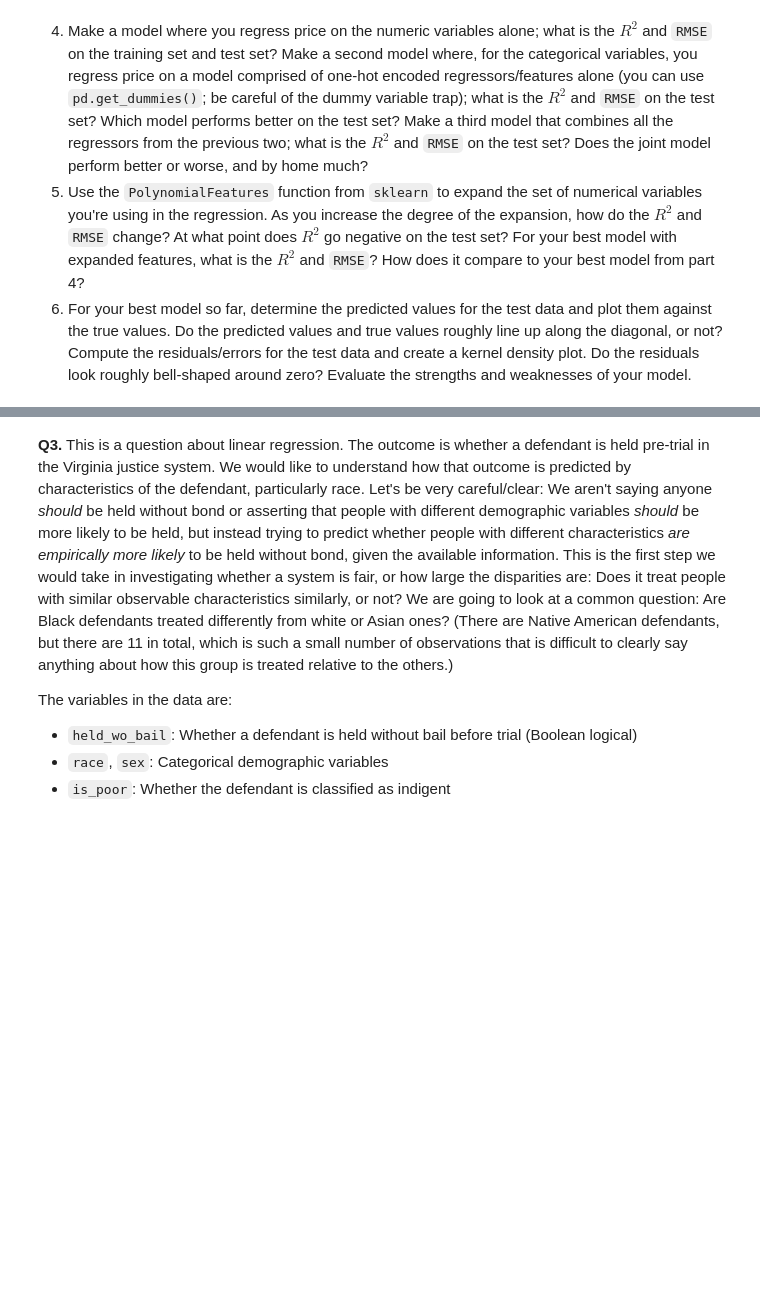
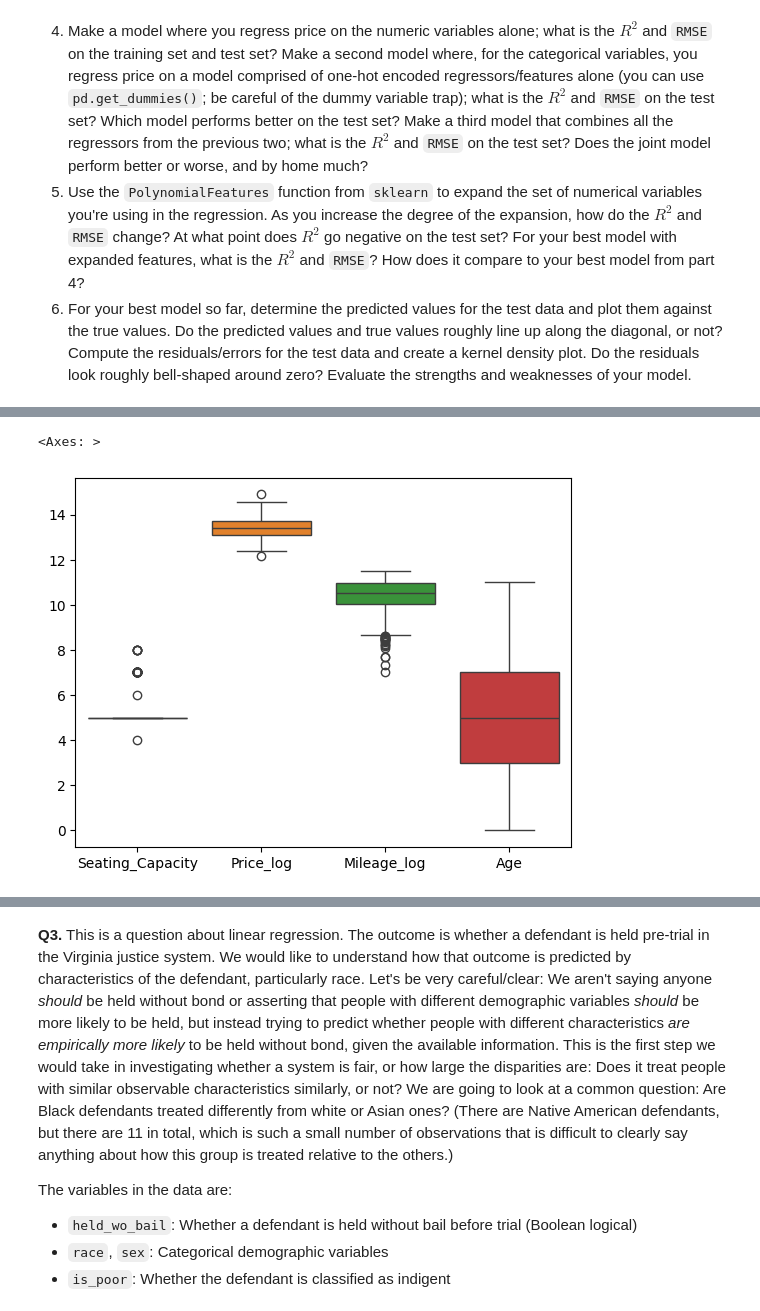
Before and after one commit to awhitehouse1/linearRegression, a Jupyter notebook: assignment.ipynb, the cells around one changed output, grey strips where cells are left out. Saved outputs shown, nothing was run; the diff lists cells and outputs as text; code cells hidden in the pictures; blank space fills up the shorter version.

```diff
--- a/assignment.ipynb
+++ b/assignment.ipynb
@@ -132,0 +134,9 @@ X_train, X_test, y_train, y_test = train_test_split(X,y,test_size=.2,random_stat
+# %%
+# Need to convert the make year into age. Get the most recent make year and calculate how much older the cars are
+
+df["Age"] = max(df['Make_Year']) - df['Make_Year']
+df = df.drop(['Make_Year'],axis=1)
+sns.boxplot(data=df)
+# %% [output]
+<Axes: >
+[figure, added]
```
Also changed, not shown: parts of 12 cells of this notebook.
